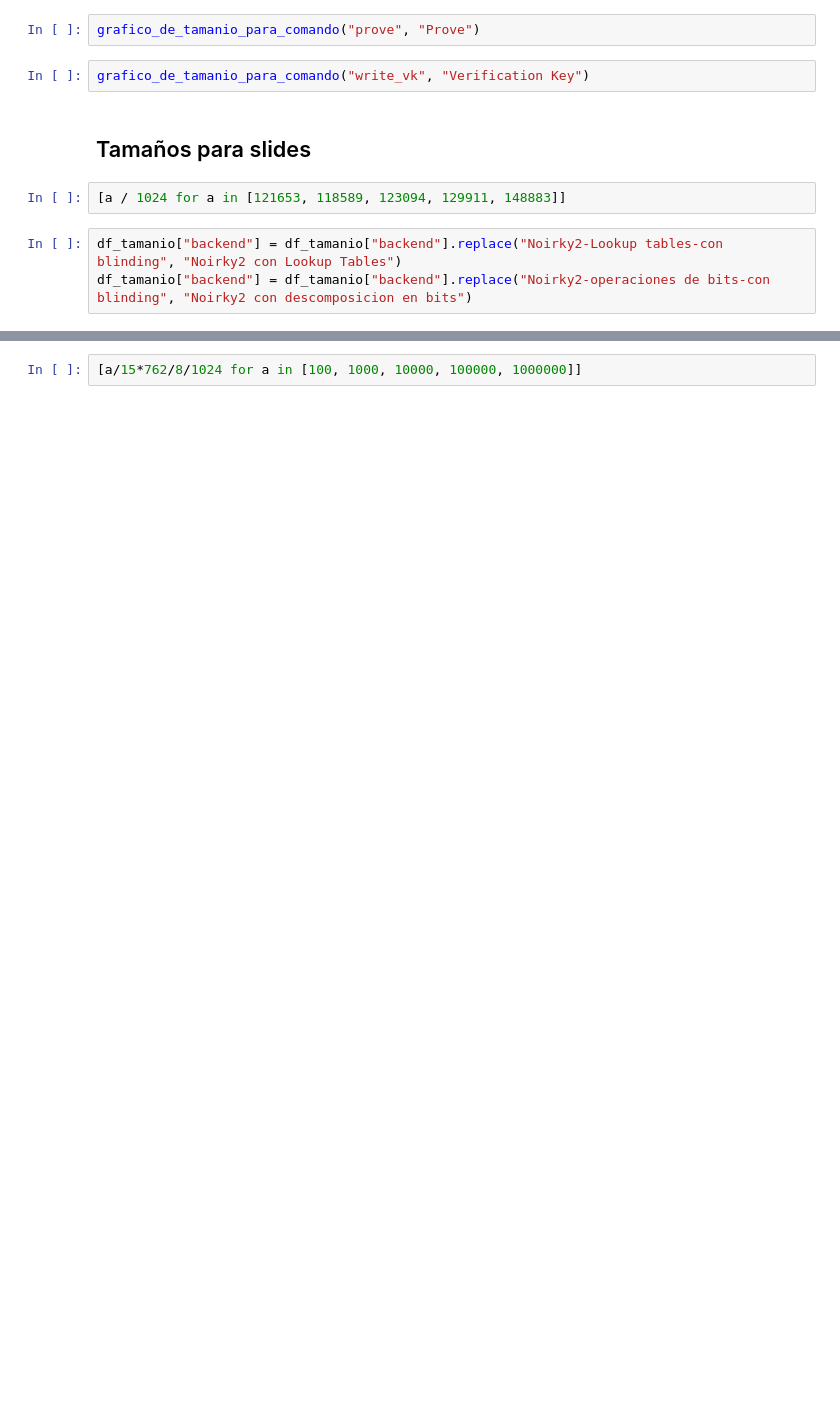
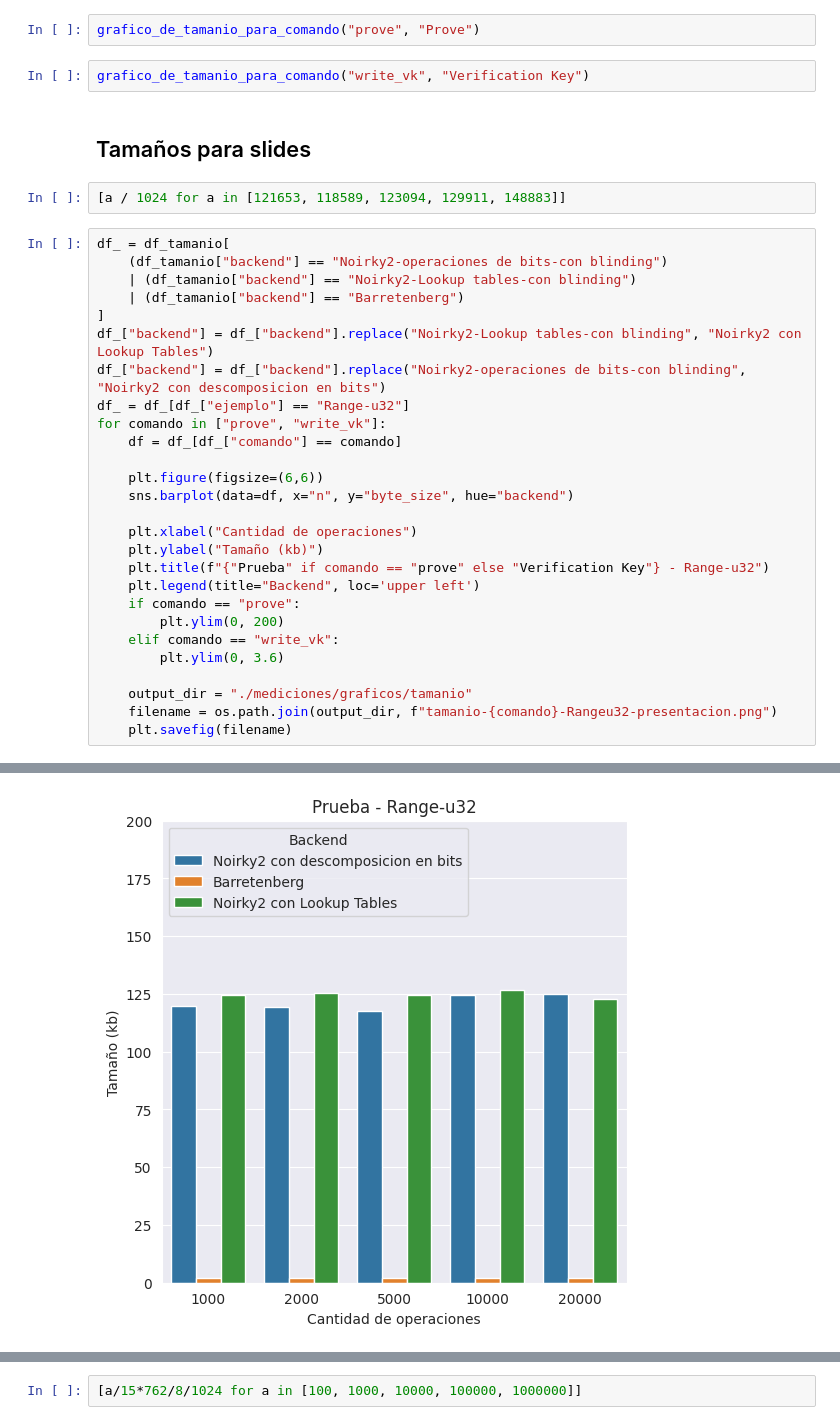
Before and after one commit to brweisz/Tesis-de-licenciatura-Bruno-Weisz, a Jupyter notebook: experimentacion/experimentacion.ipynb, the cells around one changed output, grey strips where cells are left out. Saved outputs shown, nothing was run; the diff lists cells and outputs as text; blank space fills up the shorter version.

```diff
--- a/experimentacion/experimentacion.ipynb
+++ b/experimentacion/experimentacion.ipynb
@@ -481,5 +482,30 @@ grafico_de_tamanio_para_comando("write_vk", "Verification Key")
 # %%
 [a / 1024 for a in [121653, 118589, 123094, 129911, 148883]]
 # %%
-df_tamanio["backend"] = df_tamanio["backend"].replace("Noirky2-Lookup tables-con blinding", "Noirky2 con Lookup Tables")
-df_tamanio["backend"] = df_tamanio["backend"].replace("Noirky2-operaciones de bits-con blinding", "Noirky2 con descomposicion en bits")
+df_ = df_tamanio[
+    (df_tamanio["backend"] == "Noirky2-operaciones de bits-con blinding")
+    | (df_tamanio["backend"] == "Noirky2-Lookup tables-con blinding")
+    | (df_tamanio["backend"] == "Barretenberg")
+]
+df_["backend"] = df_["backend"].replace("Noirky2-Lookup tables-con blinding", "Noirky2 con Lookup Tables")
+df_["backend"] = df_["backend"].replace("Noirky2-operaciones de bits-con blinding", "Noirky2 con descomposicion en bits")
+df_ = df_[df_["ejemplo"] == "Range-u32"]
+for comando in ["prove", "write_vk"]:
+    df = df_[df_["comando"] == comando]
+
+    plt.figure(figsize=(6,6))
+    sns.barplot(data=df, x="n", y="byte_size", hue="backend")
+
+    plt.xlabel("Cantidad de operaciones")
+    plt.ylabel("Tamaño (kb)")
+    plt.title(f"{"Prueba" if comando == "prove" else "Verification Key"} - Range-u32")
+    plt.legend(title="Backend", loc='upper left')
+    if comando == "prove":
+        plt.ylim(0, 200)
+    elif comando == "write_vk":
+        plt.ylim(0, 3.6)
+
+    output_dir = "./mediciones/graficos/tamanio"
+    filename = os.path.join(output_dir, f"tamanio-{comando}-Rangeu32-presentacion.png")
+    plt.savefig(filename)
+# %% [output]
@@ -485,0 +522 @@ df_tamanio["backend"] = df_tamanio["backend"].replace("Noirky2-operaciones de bi
+[figure, added]
```
Also changed, not shown: parts of 3 cells of this notebook.
